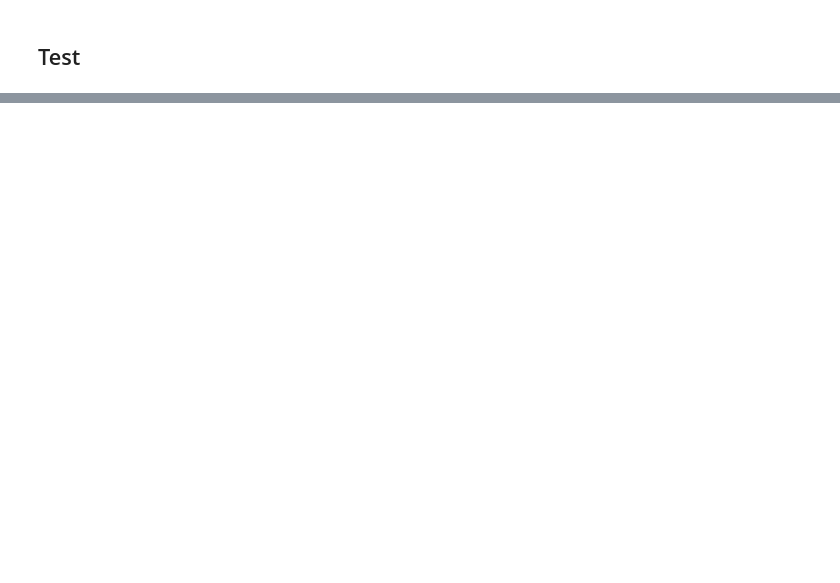
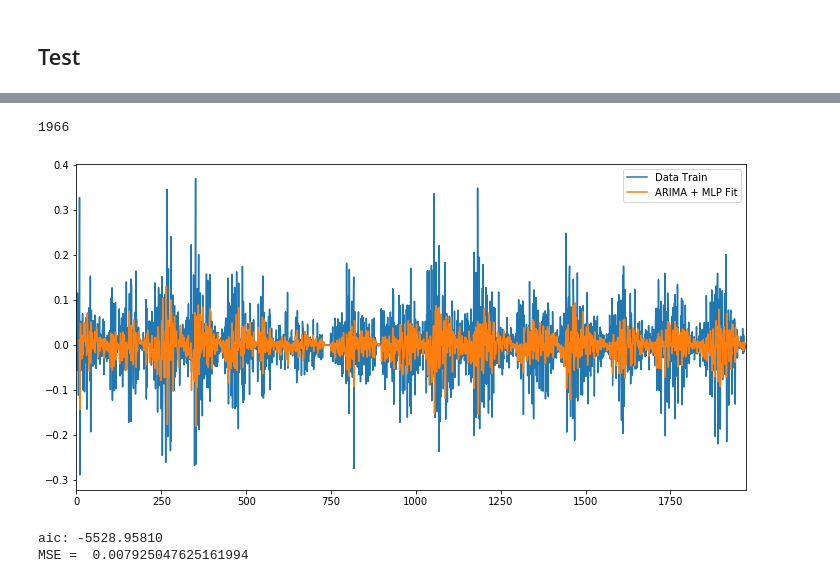
Before and after one commit to jamissonfreitas/IN1167, a Jupyter notebook: ML/ARIMA_and_MLP(residual).ipynb, the cells around one changed output, grey strips where cells are left out. Cells and saved outputs as stored; diff of their text form; code cells hidden in the pictures; blank space fills up the shorter version.

```diff
--- a/ML/ARIMA_and_MLP(residual).ipynb
+++ b/ML/ARIMA_and_MLP(residual).ipynb
@@ -301,7 +301,7 @@ def gerar_janelas(tam_janela, serie):
 
     return janelas_np
 # %%
-qtd_lags = 3
+qtd_lags = 5
 janelas = gerar_janelas(qtd_lags, residuals.values)
 janelas
 # %% [output]
@@ -361,12 +367,10 @@ Particao de Teste: 1673 1969
 # %%
 def treinar_mlp(x_train, y_train, x_val, y_val, num_exec):
-
-
-    neuronios =  [1, 10]    #[1, 5, 10, 20, 30, 40, 50, 60, 70, 80, 90, 100, 120, 150, 170, 200]
-    func_activation =  ['tanh']   #['identity', 'tanh', 'relu']
-    alg_treinamento = ['lbfgs']#, 'sgd', 'adam']
-    max_iteracoes = [1000] #[100, 1000, 10000]
-    learning_rate = ['constant']  #['constant', 'invscaling', 'adaptive']
+    neuronios =  [10, 30, 50, 100, 200]
+    func_activation =  ['identity', 'tanh', 'relu']
+    alg_treinamento = ['lbfgs', 'sgd', 'adam']
+    max_iteracoes = [100, 1000, 10000]
+    learning_rate = ['constant', 'invscaling', 'adaptive']
     best_result = np.Inf
     for i in range(0,len(neuronios)):
         for j in range(0,len(func_activation)):
@@ -425,0 +476,3 @@ plt.show()
+# %%
+predict_train_arima = model_fitted.predict(start=s_diff_train.index[0], end=len(s_diff_train), dynamic=False)
+predict_train_mlp = modelo.predict(np.concatenate((x_train, x_val, x_test)))
@@ -425,0 +494,25 @@ plt.show()
+# %%
+len(predict_train_mlp)
+# %% [output]
+1966
+# %%
+predict_result = predict_train_arima[8:] + predict_train_mlp
+# %%
+plt.figure(figsize=(V,H))
+
+# plot data train and test
+s_diff_train.plot(label='Data Train')
+
+predict_result.plot(label='ARIMA + MLP Fit')
+
+#to show
+plt.legend()
+plt.show()
+
+print('aic: {:6.5f}'.format(model_fitted.aic))
+
+print('MSE = ', mean_squared_error(s_diff_train[8:], predict_result[1:]))
+# %% [output]
+[figure, added]
+aic: -5528.95810
+MSE =  0.007925047625161994
```
Also changed, not shown: parts of 7 cells of this notebook.
